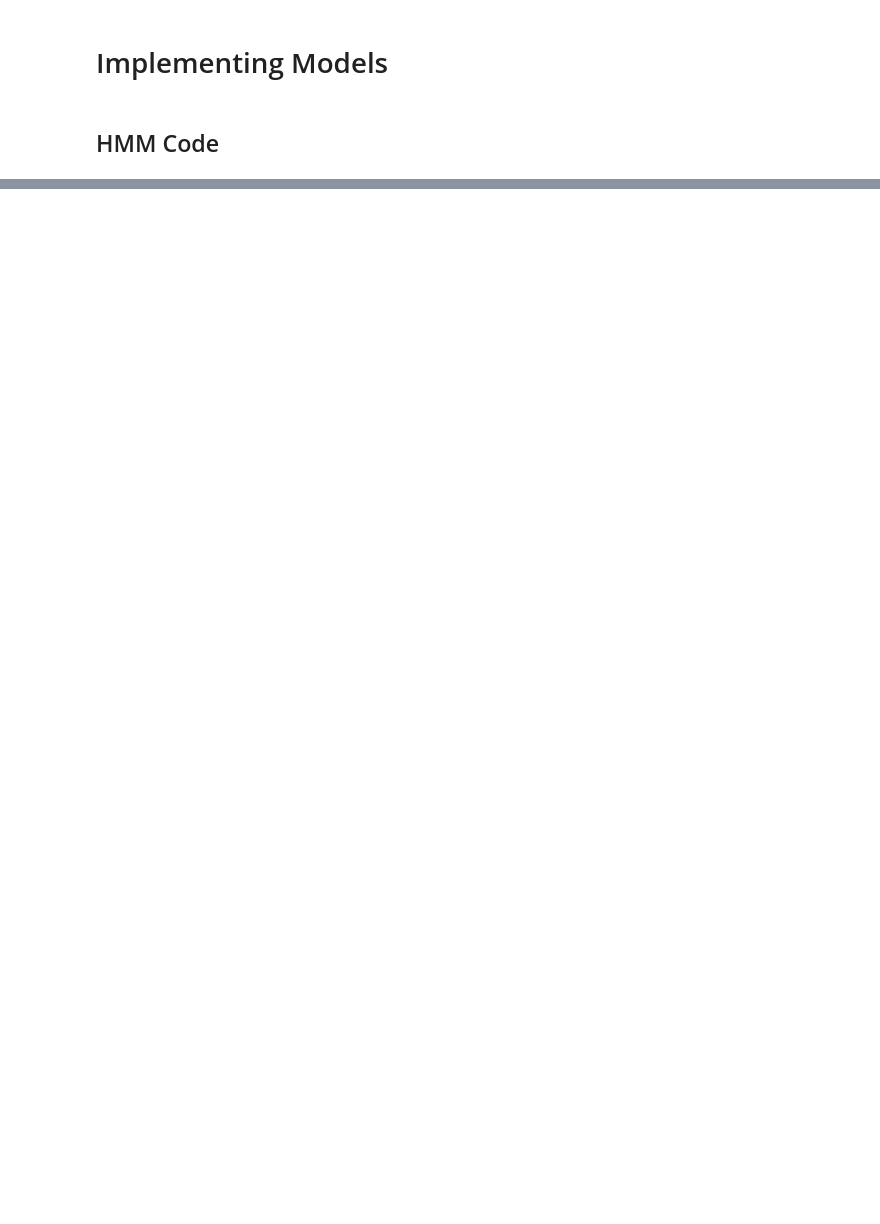
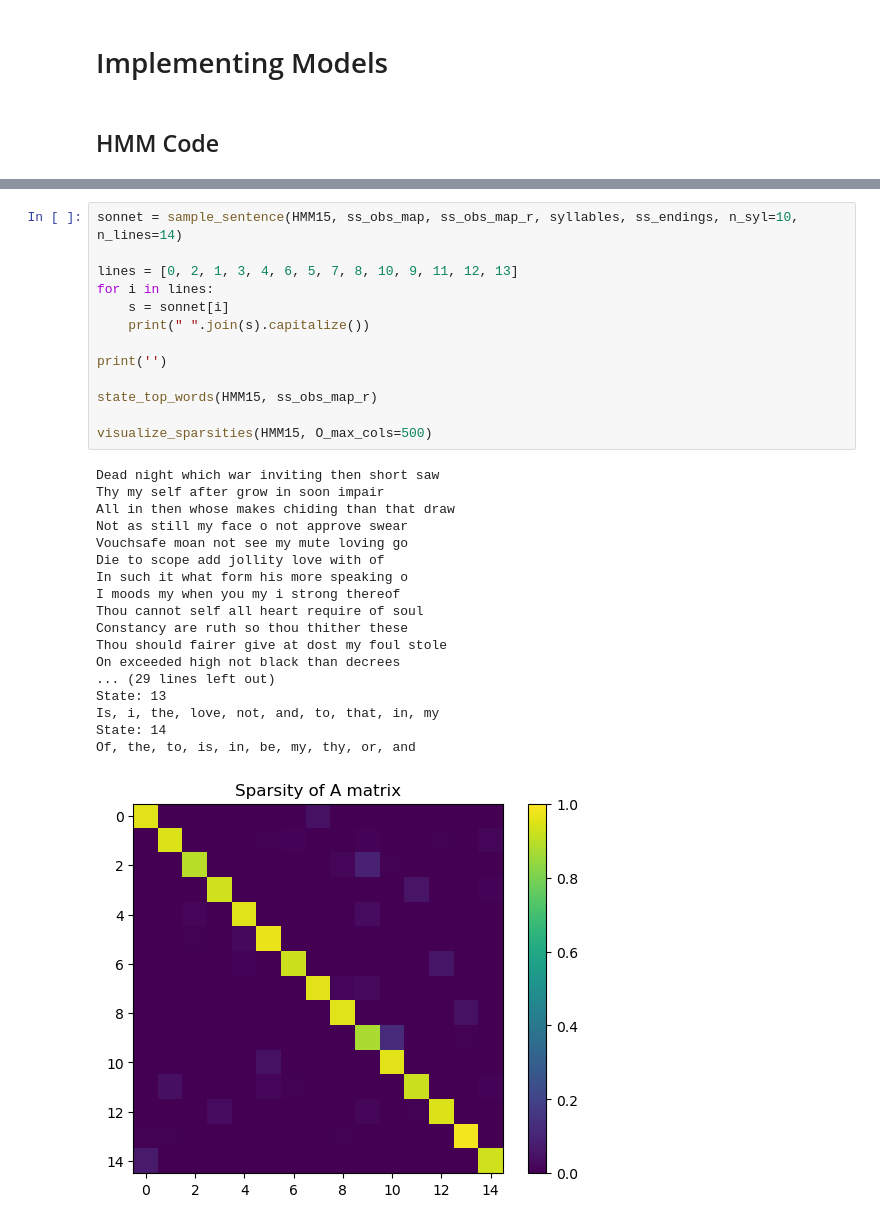
Before and after one commit to WeiHou1996/CMS-155-Project3, a Jupyter notebook: miniproject3_starter_ethan.ipynb, the cells around one changed output, grey strips where cells are left out. Cells and saved outputs as stored; diff of their text form; blank space fills up the shorter version.

```diff
--- a/miniproject3_starter_ethan.ipynb
+++ b/miniproject3_starter_ethan.ipynb
@@ -91,0 +1136,32 @@ HMM.sample_sentence(HMM1, snShakespeare.obs_map_r, syllables, n_words=10)
+# %%
+sonnet = sample_sentence(HMM15, ss_obs_map, ss_obs_map_r, syllables, ss_endings, n_syl=10, n_lines=14)
+
+lines = [0, 2, 1, 3, 4, 6, 5, 7, 8, 10, 9, 11, 12, 13]
+for i in lines:
+    s = sonnet[i]
+    print(" ".join(s).capitalize())
+
+print('')
+
+state_top_words(HMM15, ss_obs_map_r)
+
+visualize_sparsities(HMM15, O_max_cols=500)
+# %% [output]
+Dead night which war inviting then short saw
+Thy my self after grow in soon impair
+All in then whose makes chiding than that draw
+Not as still my face o not approve swear
+Vouchsafe moan not see my mute loving go
+Die to scope add jollity love with of
+In such it what form his more speaking o
+I moods my when you my i strong thereof
+Thou cannot self all heart require of soul
+Constancy are ruth so thou thither these
+Thou should fairer give at dost my foul stole
+On exceeded high not black than decrees
+... (29 lines left out)
+State: 13
+Is, i, the, love, not, and, to, that, in, my
+State: 14
+Of, the, to, is, in, be, my, thy, or, and
+[figure, added]
```
Also changed, not shown: parts of 23 cells of this notebook, 22 other files.
